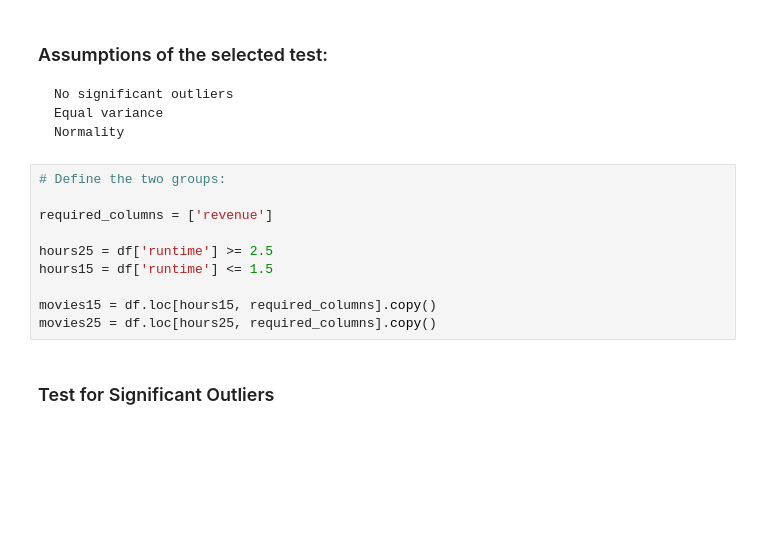
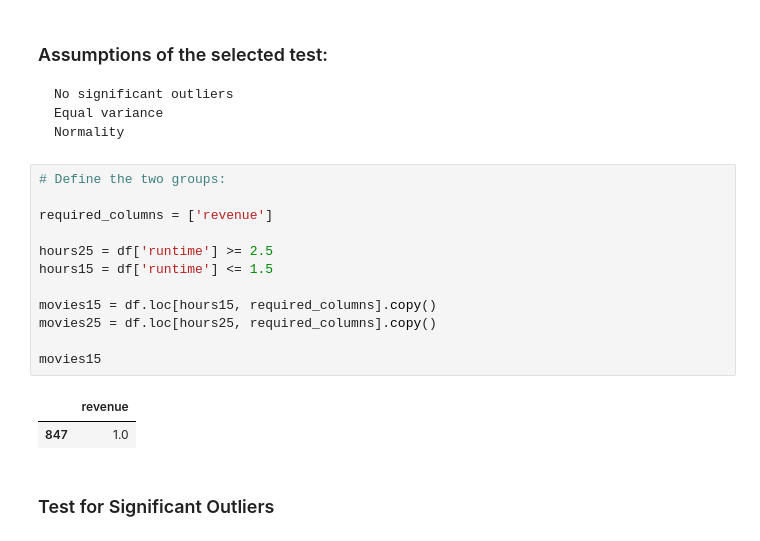
Before and after one commit to starkjones/IMDB-Queries, a Jupyter notebook: IMDB Queries Part 4.ipynb, the cells around one changed output. Cells and saved outputs as stored; diff of their text form; blank space fills up the shorter version.

```diff
--- a/IMDB Queries Part 4.ipynb
+++ b/IMDB Queries Part 4.ipynb
@@ -611,13 +611,18 @@ $H_A$: Movies that are over 2.5 hours do make more revenue than movies that are
 # %%
 # Define the two groups:
 
 required_columns = ['revenue']
 
 hours25 = df['runtime'] >= 2.5
 hours15 = df['runtime'] <= 1.5
 
 movies15 = df.loc[hours15, required_columns].copy()
 movies25 = df.loc[hours25, required_columns].copy()
+
+movies15
+# %% [output]
+|  | revenue |
+| 847 | 1.0 |
 # %% [markdown]
 ### Test for Significant Outliers
 # %%
```
Also changed, not shown: parts of 9 cells of this notebook, 1 other file.
